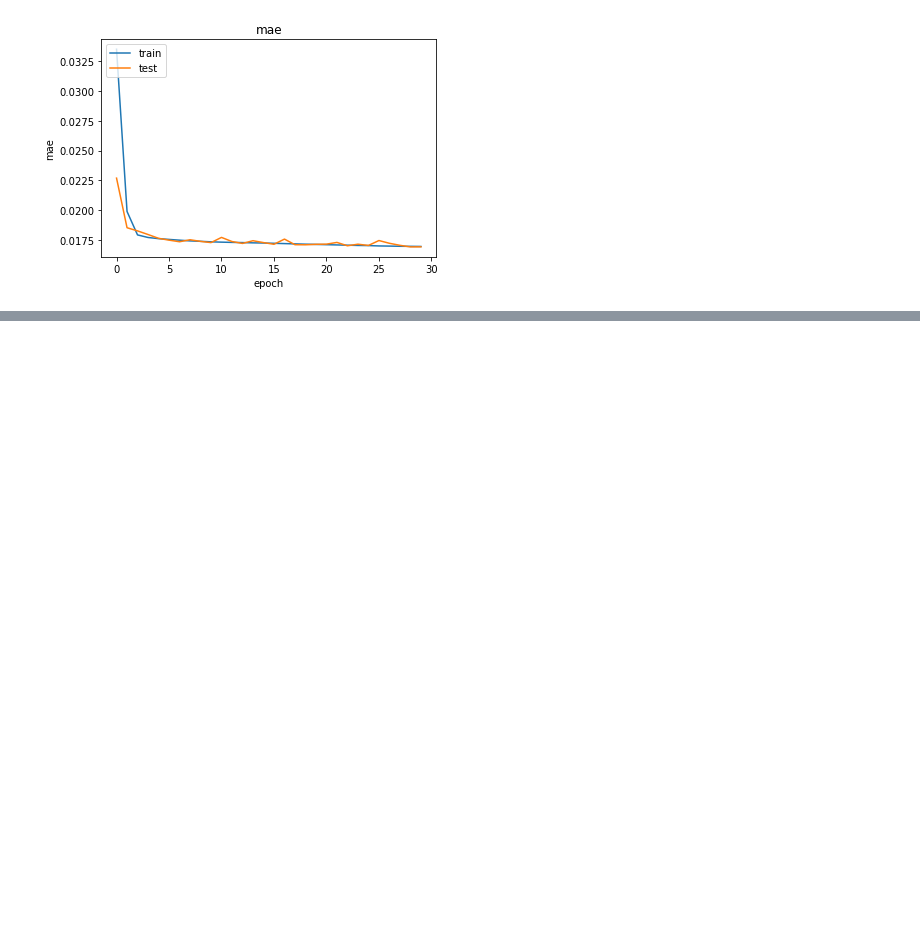
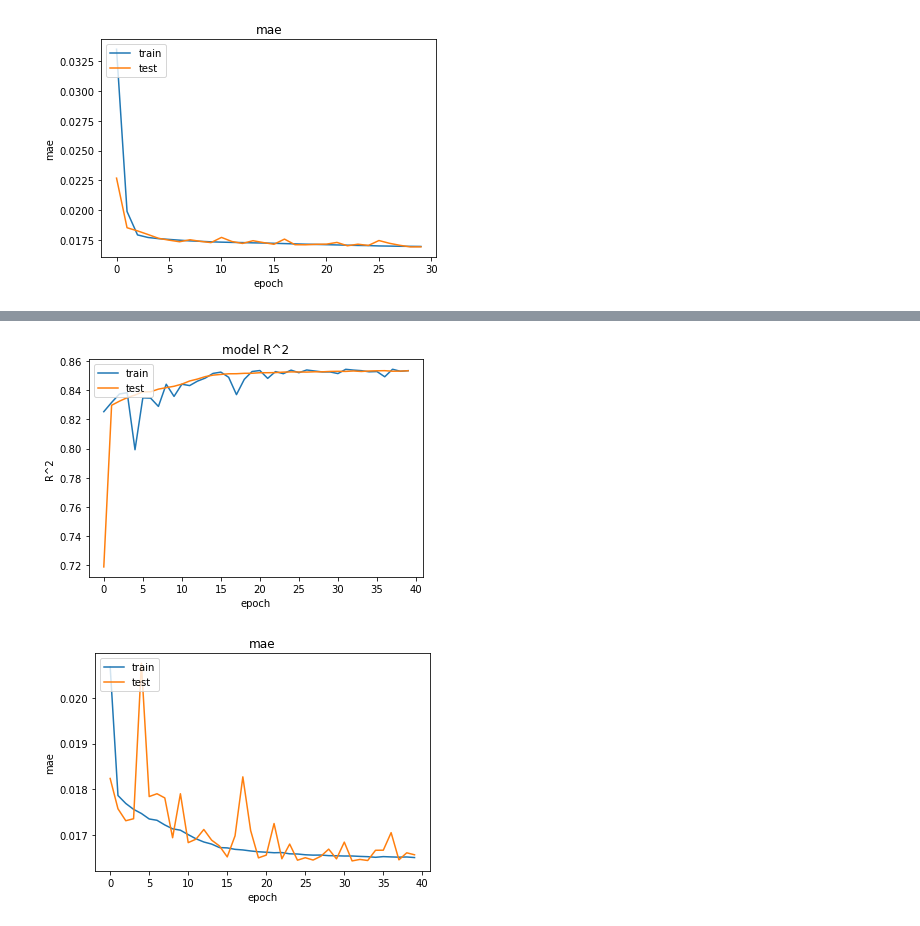
Before and after one commit to poteboy/capstone, a Jupyter notebook: work/regression.ipynb, the cells around one changed output, grey strips where cells are left out. Cells and saved outputs as stored; diff of their text form; code cells hidden in the pictures; blank space fills up the shorter version.

```diff
--- a/work/regression.ipynb
+++ b/work/regression.ipynb
@@ -711,3 +708,66 @@ Epoch 30/30
 6812/6812 [==============================] - 16s 2ms/step - loss: 6.4196e-04 - mae: 0.0170 - r_square: 0.8431 - val_loss: 6.3868e-04 - val_mae: 0.0169 - val_r_square: 0.8444
 [figure]
 [figure]
+# %%
+from tensorflow.keras.models import Sequential
+import tensorflow as tf
+from tensorflow.keras.layers import Dense,Activation
+from tensorflow.keras import optimizers
+from keras.callbacks import EarlyStopping
+from keras.layers.normalization import BatchNormalization
+
+# coefficient of determination (R^2) for regression
+def r_square(y_true, y_pred):
+    from keras import backend as K
+    SS_res =  K.sum(K.square(y_true - y_pred))
+    SS_tot = K.sum(K.square(y_true - K.mean(y_true)))
+    return (1 - SS_res/(SS_tot + K.epsilon()))
+
+# 特徴量の数=入力層の列数(ニューロン数)=18
+n_features = 6
+# 隠れ層のニューロン数
+n_hidden   = 10
+
+# モデルの初期化
+model = Sequential()
+
+# 入力層
+model.add(Dense(n_hidden, activation='tanh', input_shape=(n_features,)))
+# 隠れ層
+model.add(Dense(n_hidden, activation='tanh'))
+# 隠れ層
+model.add(Dense(n_hidden, activation='tanh'))
+# 隠れ層
+model.add(Dense(n_hidden, activation='tanh'))
+# 隠れ層
+model.add(Dense(n_hidden, activation='tanh'))
+# 出力層
+model.add(Dense(1))
+model.add(Activation('linear'))
+
+# モデルの構築
+optimizer = optimizers.Adam(learning_rate=0.001, beta_1 = 0.9, beta_2=0.999, amsgrad=True)
+model.compile(optimizer=optimizer,
+              loss='mse', metrics=['mae', r_square])
+log = model.fit(X_train, Y_train, epochs=40, batch_size=64, verbose=1,
+         validation_data=(X_validation, Y_validation))
+Y_pred = model.predict(X_test)
+
+# plot training curve for R^2 (beware of scale, starts very low negative)
+plt.plot(log.history['val_r_square'])
+plt.plot(log.history['r_square'])
+plt.title('model R^2')
+plt.ylabel('R^2')
+plt.xlabel('epoch')
+plt.legend(['train', 'test'], loc='upper left')
+plt.show()
+
+# plot training curve for rmse
+plt.plot(log.history['mae'])
+plt.plot(log.history['val_mae'])
+plt.title('mae')
+plt.ylabel('mae')
+plt.xlabel('epoch')
+plt.legend(['train', 'test'], loc='upper left')
+plt.show()
+# %% [output]
@@ -713,0 +791,2 @@ Epoch 30/30
+[figure, added]
+[figure, added]
```
Also changed, not shown: parts of 2 cells of this notebook, 1 other file.
